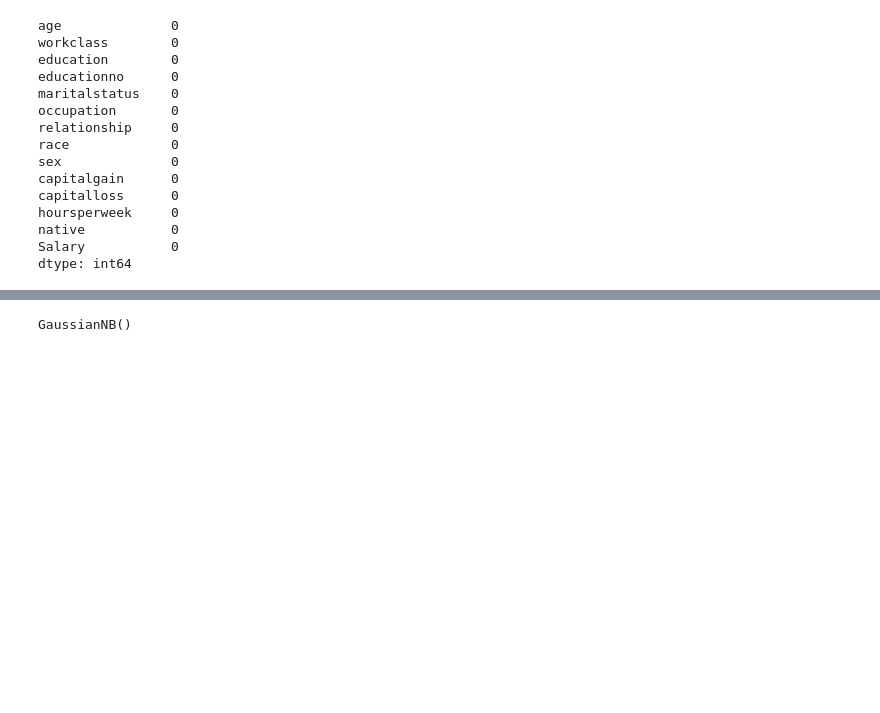
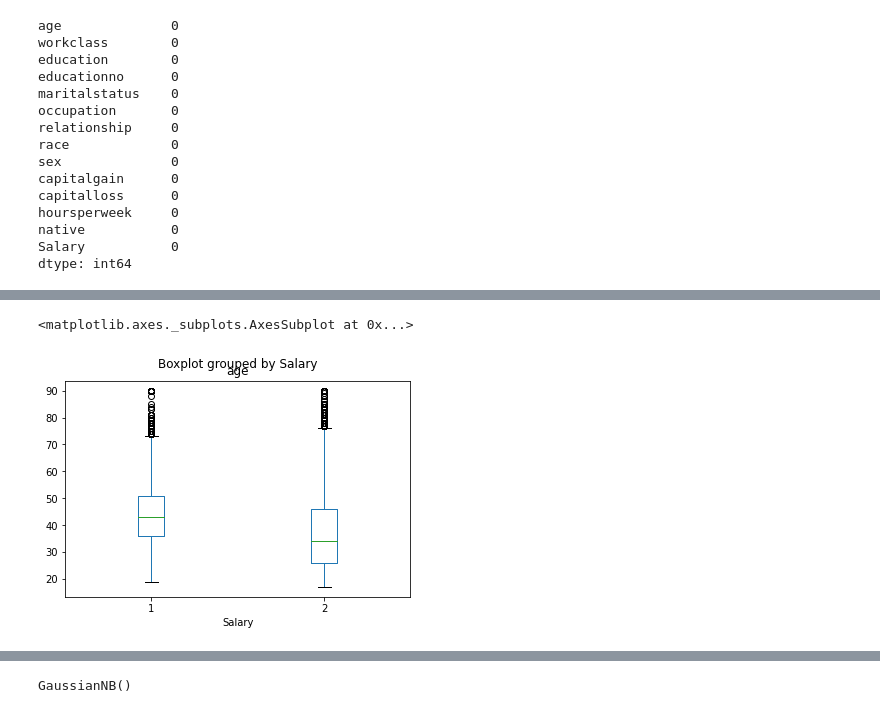
Before and after one commit to ch-aitali/assignments, a Jupyter notebook: navie_assignment.ipynb, the cells around one changed output, grey strips where cells are left out. Saved outputs shown, nothing was run; the diff lists cells and outputs as text; code cells hidden in the pictures; blank space fills up the shorter version.

```diff
--- a/navie_assignment.ipynb
+++ b/navie_assignment.ipynb
@@ -126,0 +134,5 @@ dtype: int64
+# %%
+df1.boxplot(by ='Salary', column =['age'], grid = False)
+# %% [output]
+<matplotlib.axes._subplots.AxesSubplot at 0x...>
+[figure, added]
```
Also changed, not shown: parts of 3 cells of this notebook.
